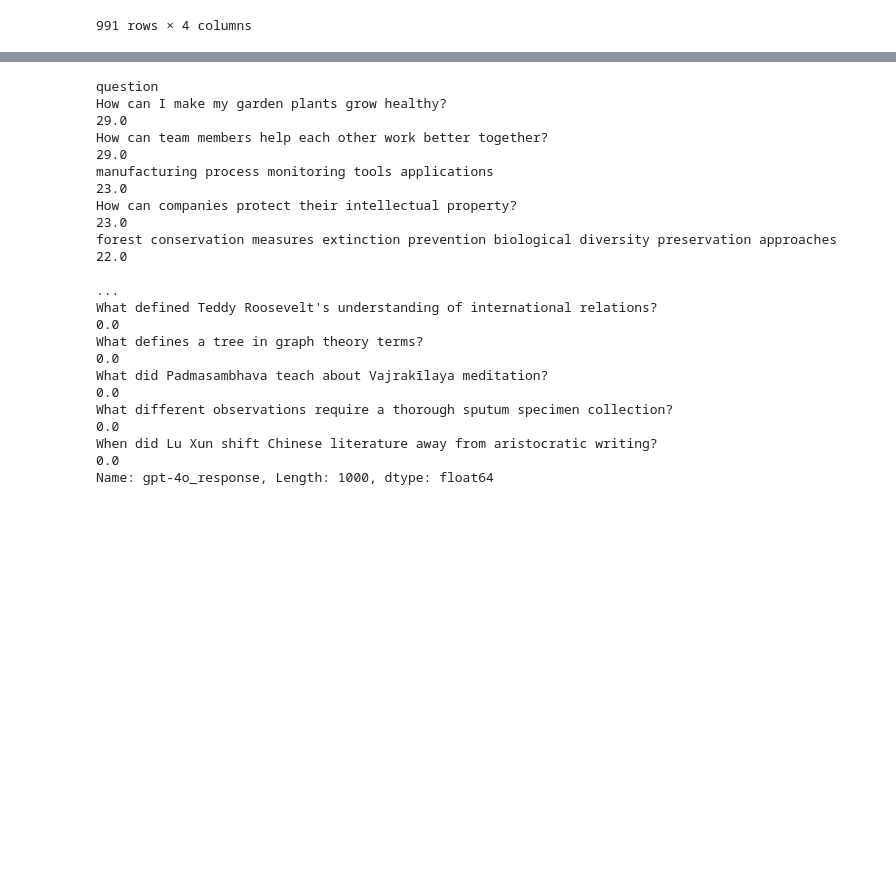
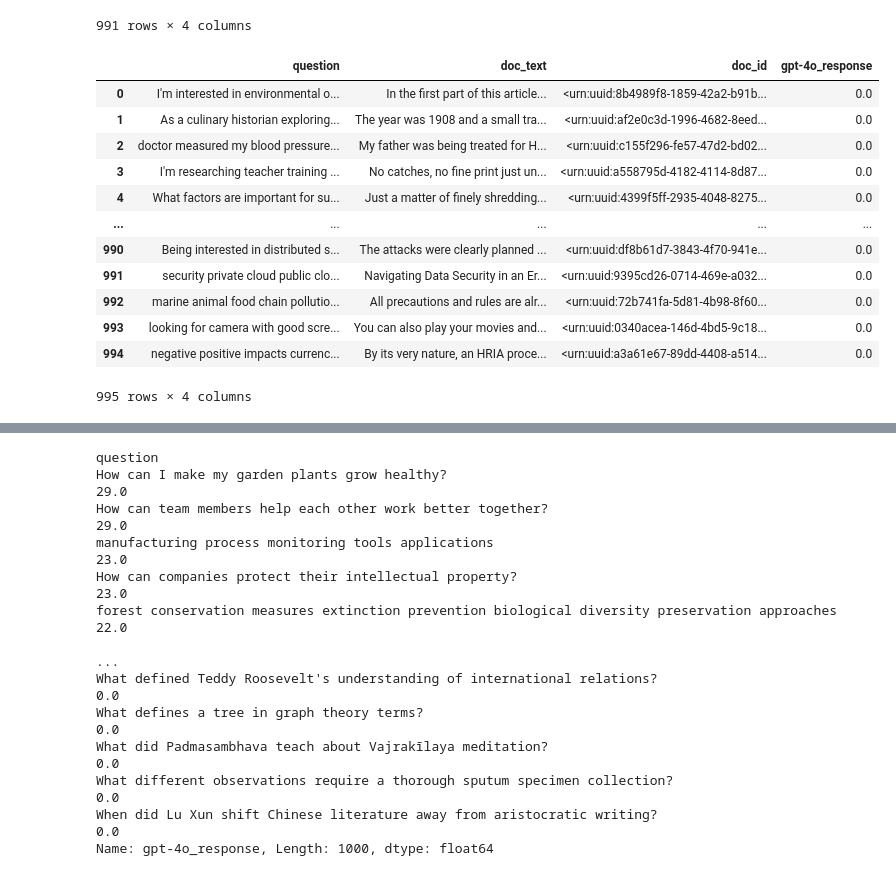
Before and after one commit to rmit-ir/GRAG-LiveRAG, a Jupyter notebook: notebooks/construct_training_data.ipynb, the cells around one changed output, grey strips where cells are left out. Saved outputs shown, nothing was run; the diff lists cells and outputs as text; code cells hidden in the pictures; blank space fills up the shorter version.

```diff
--- a/notebooks/construct_training_data.ipynb
+++ b/notebooks/construct_training_data.ipynb
@@ -411,6 +416,33 @@ negative_samples_df_2
 | 989 | ramsar wetlands environmental thr... | It will also assess how WFO could... | <urn:uuid:acd7eb18-cdd8-4a88-bdcb... | 0.0 |
 | 990 | color space conversion between rg... | Volume Pricing (Log In to see Mem... | <urn:uuid:89f65520-1518-4da7-99e5... | 0.0 |
 991 rows × 4 columns
+# %%
+
+# negative_samples_df_3 = select_negative_samples(
+#     res_df,
+#     correct_qa_df,
+#     max_iterations=15,
+#     start_document_rank=64,
+#     model="gpt-4o",
+# )
+negative_samples_df_3 = pd.read_csv(
+    "../data/live_rag_questions/negative_samples_995-gpt-4o.tsv", sep="\t"
+)
+negative_samples_df_3
+# %% [output]
+|  | question | doc_text | doc_id | gpt-4o_response |
+| 0 | I'm interested in environmental o... | In the first part of this article... | <urn:uuid:8b4989f8-1859-42a2-b91b... | 0.0 |
+| 1 | As a culinary historian exploring... | The year was 1908 and a small tra... | <urn:uuid:af2e0c3d-1996-4682-8eed... | 0.0 |
+| 2 | doctor measured my blood pressure... | My father was being treated for H... | <urn:uuid:c155f296-fe57-47d2-bd02... | 0.0 |
+| 3 | I'm researching teacher training ... | No catches, no fine print just un... | <urn:uuid:a558795d-4182-4114-8d87... | 0.0 |
+| 4 | What factors are important for su... | Just a matter of finely shredding... | <urn:uuid:4399f5ff-2935-4048-8275... | 0.0 |
+| ... | ... | ... | ... | ... |
+| 990 | Being interested in distributed s... | The attacks were clearly planned ... | <urn:uuid:df8b61d7-3843-4f70-941e... | 0.0 |
+| 991 | security private cloud public clo... | Navigating Data Security in an Er... | <urn:uuid:9395cd26-0714-469e-a032... | 0.0 |
+| 992 | marine animal food chain pollutio... | All precautions and rules are alr... | <urn:uuid:72b741fa-5d81-4b98-8f60... | 0.0 |
+| 993 | looking for camera with good scre... | You can also play your movies and... | <urn:uuid:0340acea-146d-4bd5-9c18... | 0.0 |
+| 994 | negative positive impacts currenc... | By its very nature, an HRIA proce... | <urn:uuid:a3a61e67-89dd-4408-a514... | 0.0 |
+995 rows × 4 columns
 # %%
 negative_samples_df_1.set_index("question").merge(
     negative_samples_df_2.set_index("question"),
```
Also changed, not shown: parts of 11 cells of this notebook.
